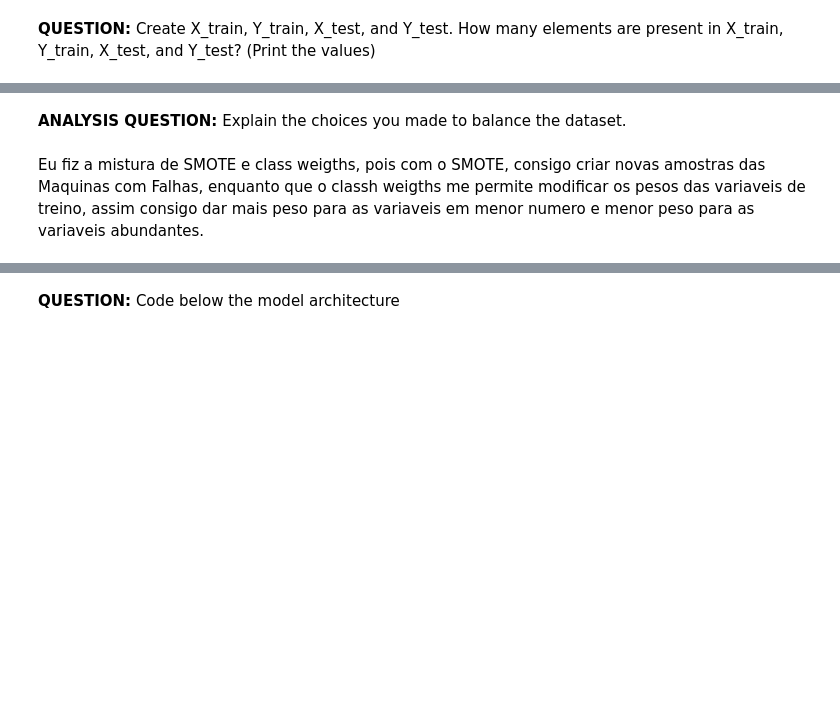
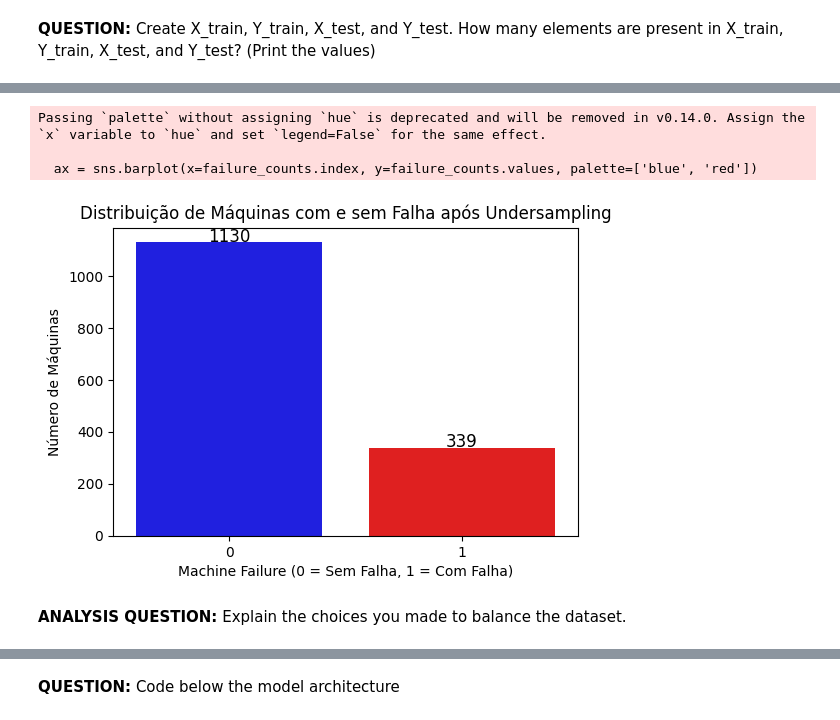
Before and after one commit to LuizSoares001/IA-Embarque, a Jupyter notebook: TP Colab Python/TP_IA_EMBARQUEE_1.ipynb, the cells around one changed output, grey strips where cells are left out. Saved outputs shown, nothing was run; the diff lists cells and outputs as text; code cells hidden in the pictures; blank space fills up the shorter version.

```diff
--- a/TP Colab Python/TP_IA_EMBARQUEE_1.ipynb
+++ b/TP Colab Python/TP_IA_EMBARQUEE_1.ipynb
@@ -498,0 +437,26 @@ dtype: float64
+# %%
+# Aplicar Undersampling APENAS para `Machine Failure`
+undersampler = RandomUnderSampler(sampling_strategy=0.3, random_state=42)  # Mantém 30% dos "No Failure"
+X_resampled, y_machine_failure = undersampler.fit_resample(X, Y['Machine failure'])  # Apenas Machine Failure
+
+# Recuperar os índices selecionados pelo undersampling
+selected_indices = y_machine_failure.index
+
+# Filtrar `Y` completo para manter os rótulos corretos das amostras balanceadas
+Y_resampled = Y.loc[selected_indices]
+
+# Normalizar X para intervalo [0,1]
+scaler = MinMaxScaler()
+X_scaled = scaler.fit_transform(X_resampled)
+X_resampled = pd.DataFrame(X_scaled, columns=X.columns)
+
+# Agora dividir em treino (70%) e teste (30%)
+X_train, X_test, Y_train, Y_test = train_test_split(
+    X_resampled, Y_resampled, test_size=0.2, random_state=42)
+
+# Exibir dimensões finais
+print(f"X_train shape: {X_train.shape}, Y_train shape: {Y_train.shape}")
+print(f"X_test shape: {X_test.shape}, Y_test shape: {Y_test.shape}")
+
+X_train, Y_train
+X_test, Y_test
@@ -499,4 +483,25 @@ dtype: float64
+# %%
+# Contar a quantidade de máquinas com e sem falha após o undersampling
+failure_counts = Y_resampled['Machine failure'].value_counts()
+
+# Plotar a distribuição das máquinas após o undersampling
+plt.figure(figsize=(6, 4))
+ax = sns.barplot(x=failure_counts.index, y=failure_counts.values, palette=['blue', 'red'])
+
+# Adicionar valores acima das barras
+for i, value in enumerate(failure_counts.values):
+    ax.text(i, value + 2, str(value), ha='center', fontsize=12)
+
+plt.xlabel("Machine Failure (0 = Sem Falha, 1 = Com Falha)")
+plt.ylabel("Número de Máquinas")
+plt.title("Distribuição de Máquinas com e sem Falha após Undersampling")
+
+# Exibir o gráfico
+plt.show()
+# %% [output]
+Passing `palette` without assigning `hue` is deprecated and will be removed in v0.14.0. Assign the `x` variable to `hue` and set `legend=False` for the same effect.
+
+  ax = sns.barplot(x=failure_counts.index, y=failure_counts.values, palette=['blue', 'red'])
+[figure, added]
 # %% [markdown]
 **ANALYSIS QUESTION:** Explain the choices you made to balance the dataset.
-# %% [markdown]
-Eu fiz a mistura de SMOTE e class weigths, pois com o SMOTE, consigo criar novas amostras das Maquinas com Falhas, enquanto que o classh weigths me permite modificar os pesos das variaveis de treino, assim consigo dar mais peso para as variaveis em menor numero e menor peso para as variaveis abundantes.
```
Also changed, not shown: parts of 20 cells of this notebook.
